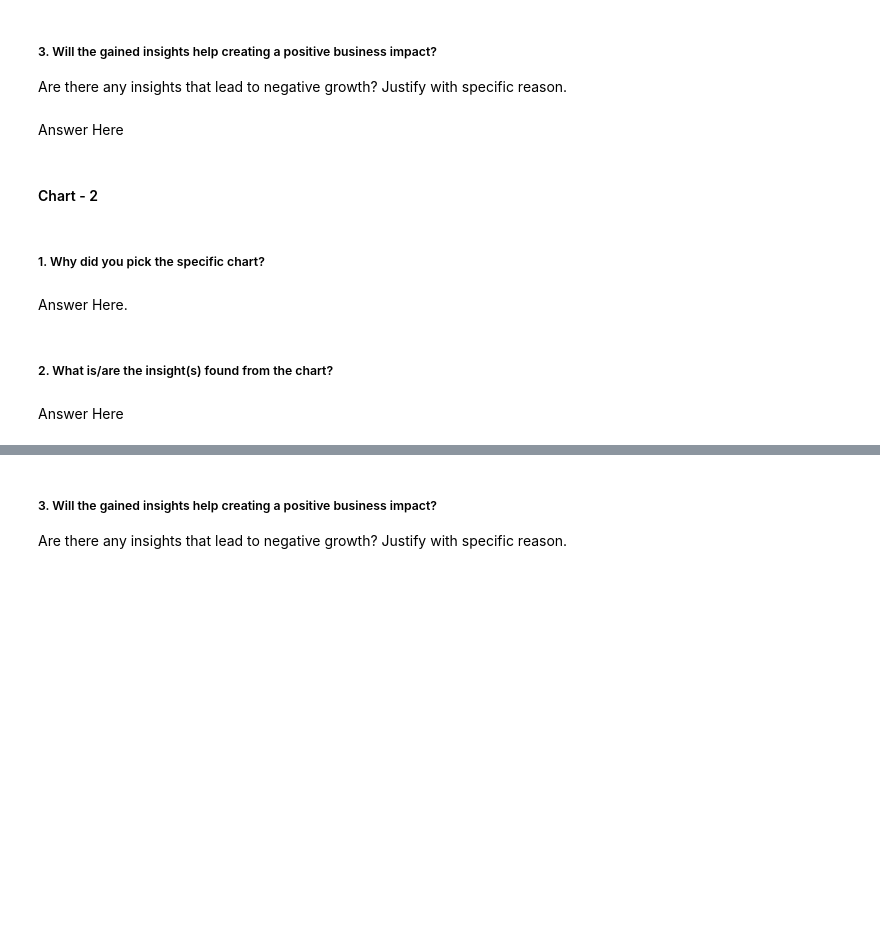
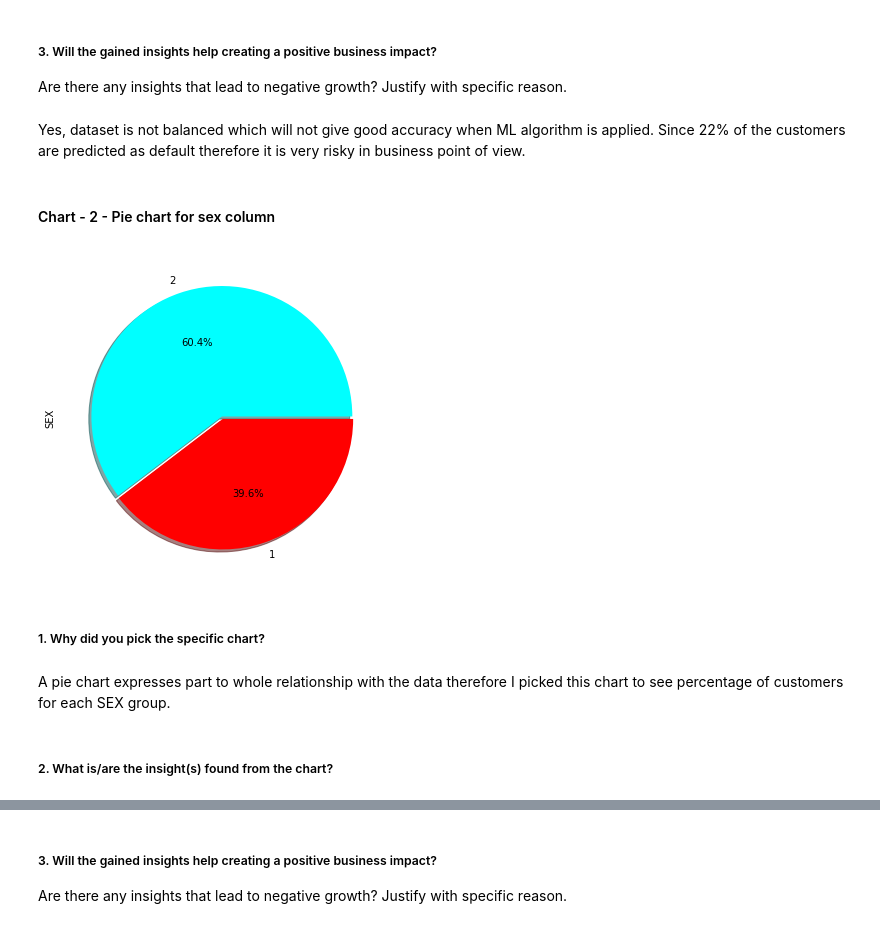
Before and after one commit to mdismailquraishicse/capstone_project_3_classification_creditcard_default, a Jupyter notebook: CreditCardDefaultPrediction.ipynb, the cells around one changed output, grey strips where cells are left out. Saved outputs shown, nothing was run; the diff lists cells and outputs as text; code cells hidden in the pictures; blank space fills up the shorter version.

```diff
--- a/CreditCardDefaultPrediction.ipynb
+++ b/CreditCardDefaultPrediction.ipynb
@@ -192,7 +457,7 @@ Answer Here
 # %% [markdown]
 ##### 3. Will the gained insights help creating a positive business impact?
 Are there any insights that lead to negative growth? Justify with specific reason.
-# %% [markdown]
-Answer Here
+# %% [markdown]
+Yes, dataset is not balanced which will not give good accuracy when ML algorithm is applied. Since 22% of the customers are predicted as default therefore it is very risky in business point of view.
 # %% [markdown]
-#### Chart - 2
+#### Chart - 2 - Pie chart for sex column
@@ -201,8 +464,12 @@ Answer Here
+# %%
+# Chart - 2 visualization code
+df['SEX'].value_counts().plot.pie(autopct='%0.01f%%', colors={'red','cyan'},shadow= True, explode=[0.01,0.01])
+plt.show()
+# %% [output]
+[figure, added]
 # %% [markdown]
 ##### 1. Why did you pick the specific chart?
-# %% [markdown]
-Answer Here.
+# %% [markdown]
+A pie chart expresses part to whole relationship with the data therefore I picked this chart to see percentage of customers for each SEX group.
 # %% [markdown]
 ##### 2. What is/are the insight(s) found from the chart?
-# %% [markdown]
-Answer Here
```
Also changed, not shown: parts of 47 cells of this notebook.
